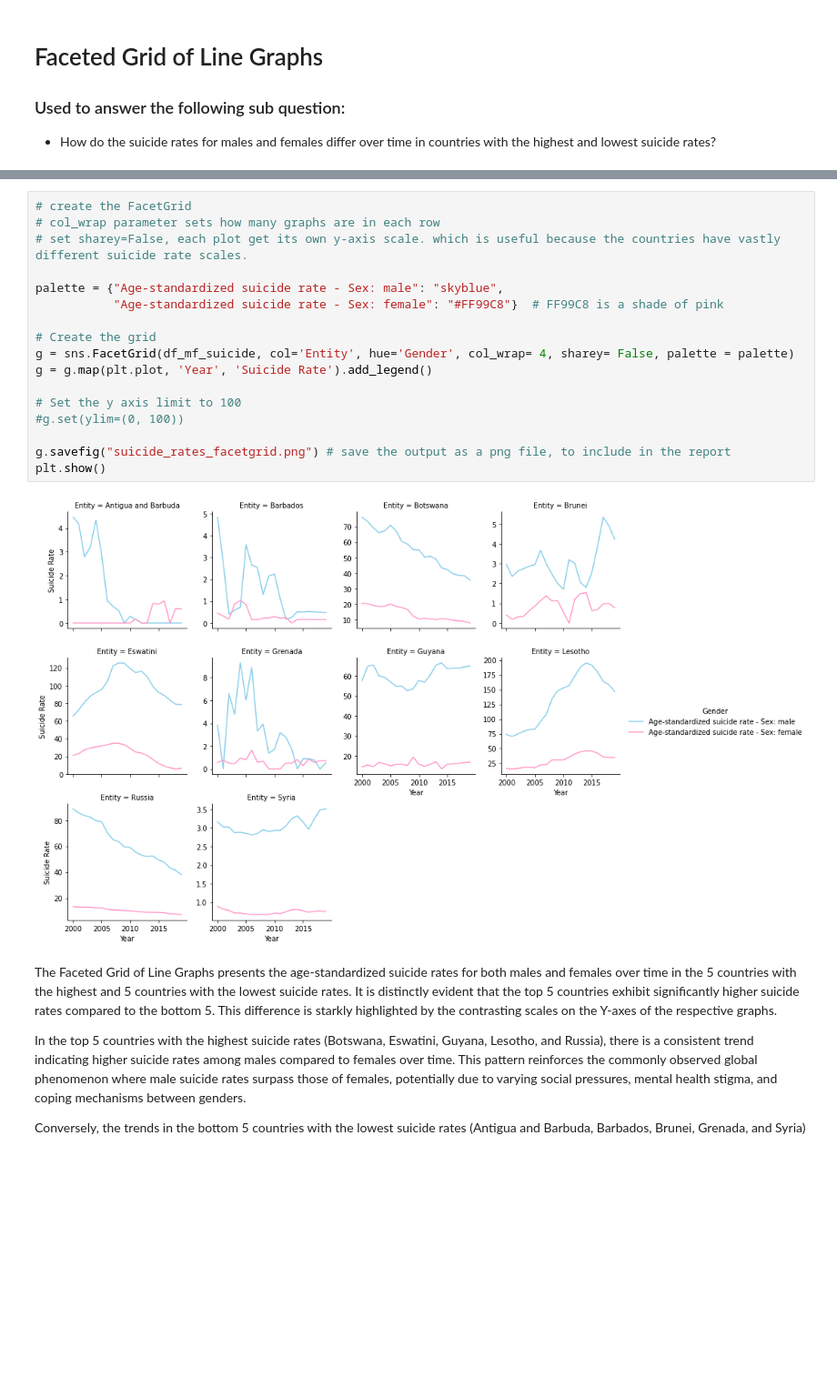
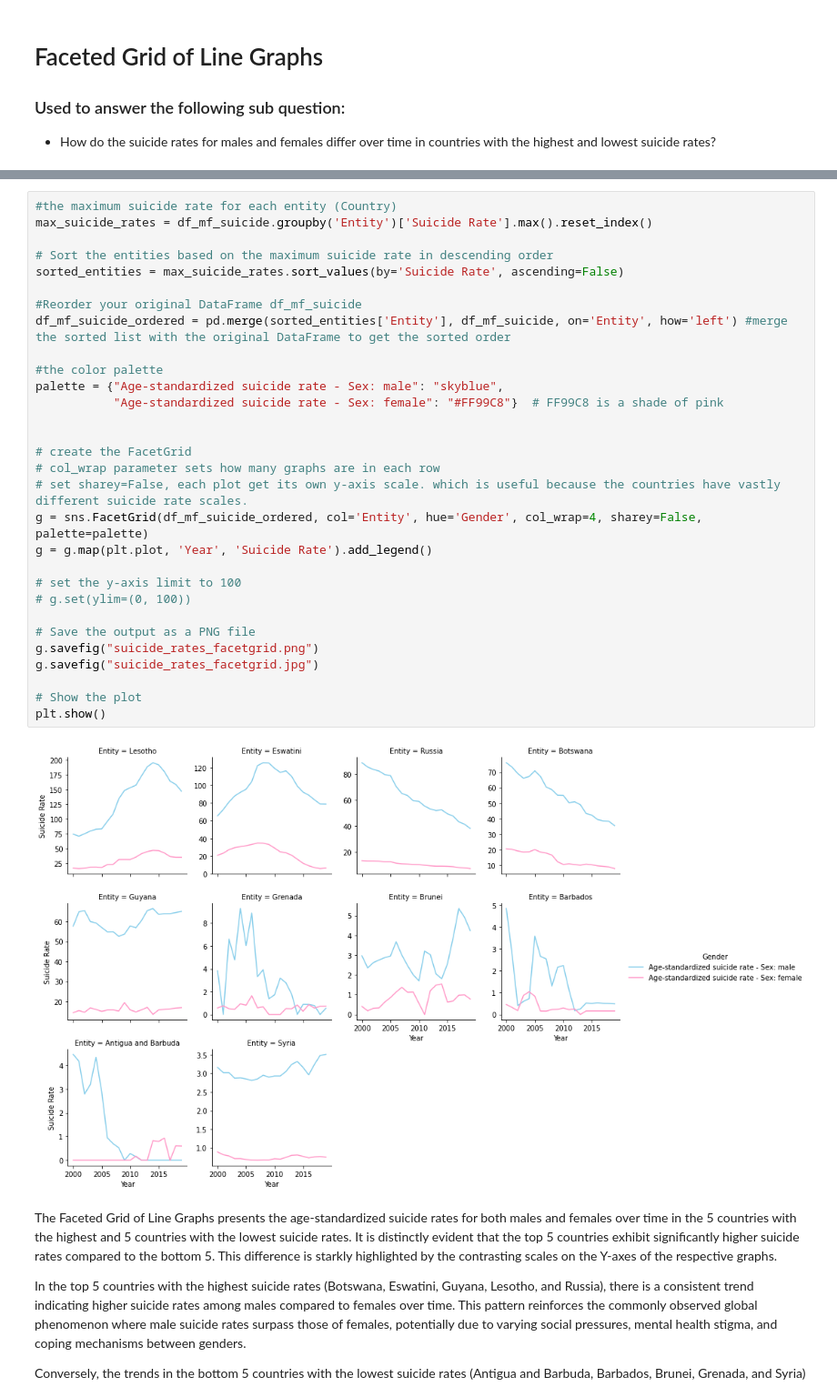
Before and after one commit to LingMJDK/Project_Data_Wrangling_32, a Jupyter notebook: project_DW_32.ipynb, the cells around one changed output, grey strips where cells are left out. Shown at 91% size. Cells and saved outputs as stored; diff of their text form; blank space fills up the shorter version.

```diff
--- a/project_DW_32.ipynb
+++ b/project_DW_32.ipynb
@@ -321,22 +328,35 @@ df_mf_suicide.head()
 # %%
+#the maximum suicide rate for each entity (Country)
+max_suicide_rates = df_mf_suicide.groupby('Entity')['Suicide Rate'].max().reset_index()
+
+# Sort the entities based on the maximum suicide rate in descending order
+sorted_entities = max_suicide_rates.sort_values(by='Suicide Rate', ascending=False)
+
+#Reorder your original DataFrame df_mf_suicide
+df_mf_suicide_ordered = pd.merge(sorted_entities['Entity'], df_mf_suicide, on='Entity', how='left') #merge the sorted list with the original DataFrame to get the sorted order
+
+#the color palette
+palette = {"Age-standardized suicide rate - Sex: male": "skyblue",
+           "Age-standardized suicide rate - Sex: female": "#FF99C8"}  # FF99C8 is a shade of pink
+
+
 # create the FacetGrid
 # col_wrap parameter sets how many graphs are in each row
 # set sharey=False, each plot get its own y-axis scale. which is useful because the countries have vastly different suicide rate scales.
-
-palette = {"Age-standardized suicide rate - Sex: male": "skyblue",
-           "Age-standardized suicide rate - Sex: female": "#FF99C8"}  # FF99C8 is a shade of pink
-
-# Create the grid
-g = sns.FacetGrid(df_mf_suicide, col='Entity', hue='Gender', col_wrap= 4, sharey= False, palette = palette)
+g = sns.FacetGrid(df_mf_suicide_ordered, col='Entity', hue='Gender', col_wrap=4, sharey=False, palette=palette)
 g = g.map(plt.plot, 'Year', 'Suicide Rate').add_legend()
 
-# Set the y axis limit to 100
-#g.set(ylim=(0, 100))
+# set the y-axis limit to 100
+# g.set(ylim=(0, 100))
 
-g.savefig("suicide_rates_facetgrid.png") # save the output as a png file, to include in the report
+# Save the output as a PNG file
+g.savefig("suicide_rates_facetgrid.png")
+g.savefig("suicide_rates_facetgrid.jpg")
+
+# Show the plot
 plt.show()
 # %% [output]
-[figure, old version]
+[figure, new version]
 # %% [markdown]
 The Faceted Grid of Line Graphs presents the age-standardized suicide rates for both males and females over time in the 5 countries with the highest and 5 countries with the lowest suicide rates. It is distinctly evident that the top 5 countries exhibit significantly higher suicide rates compared to the bottom 5. This difference is starkly highlighted by the contrasting scales on the Y-axes of the respective graphs.
 
```
Also changed, not shown: parts of 2 cells of this notebook, 2 other files.
